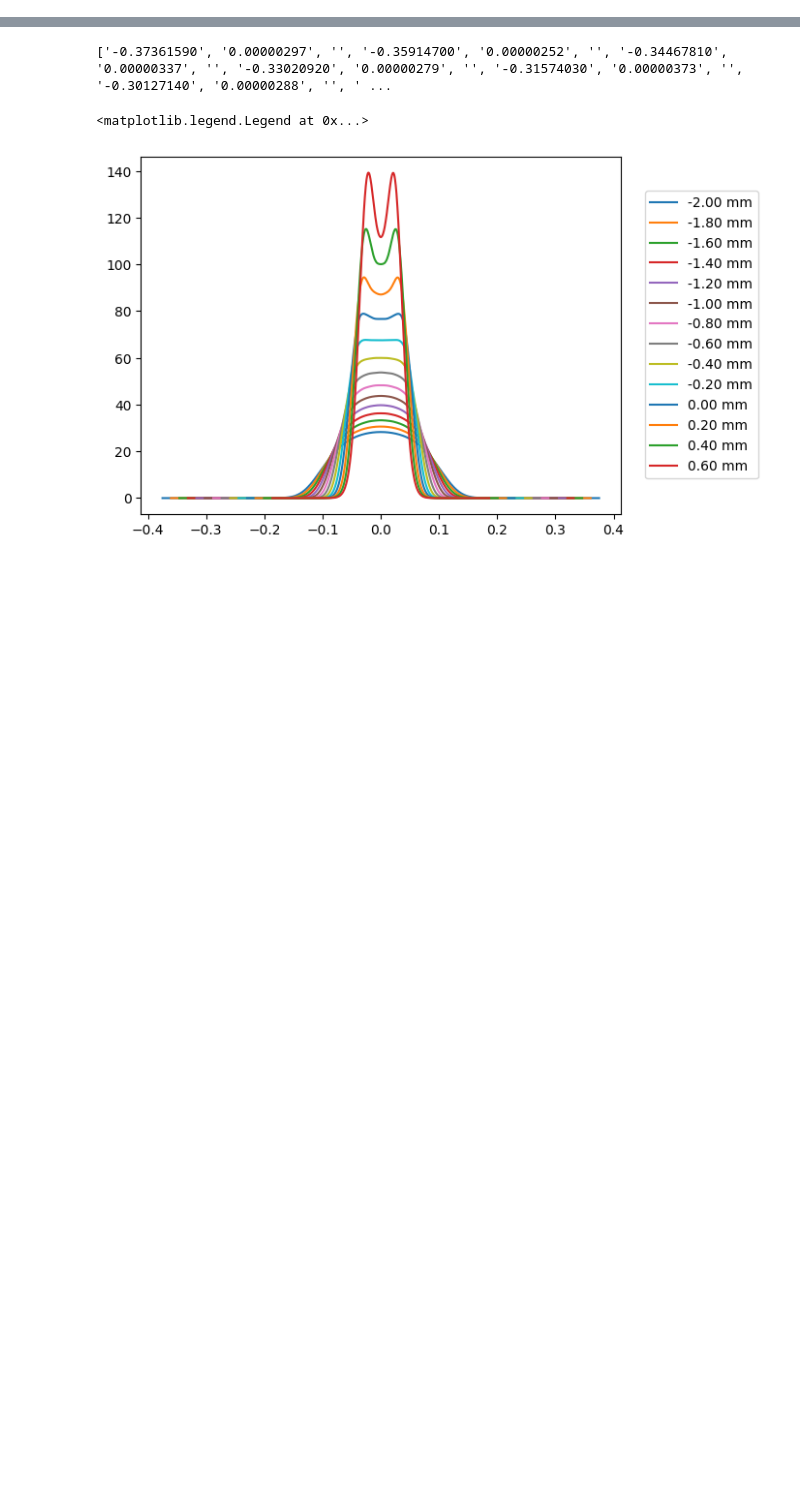
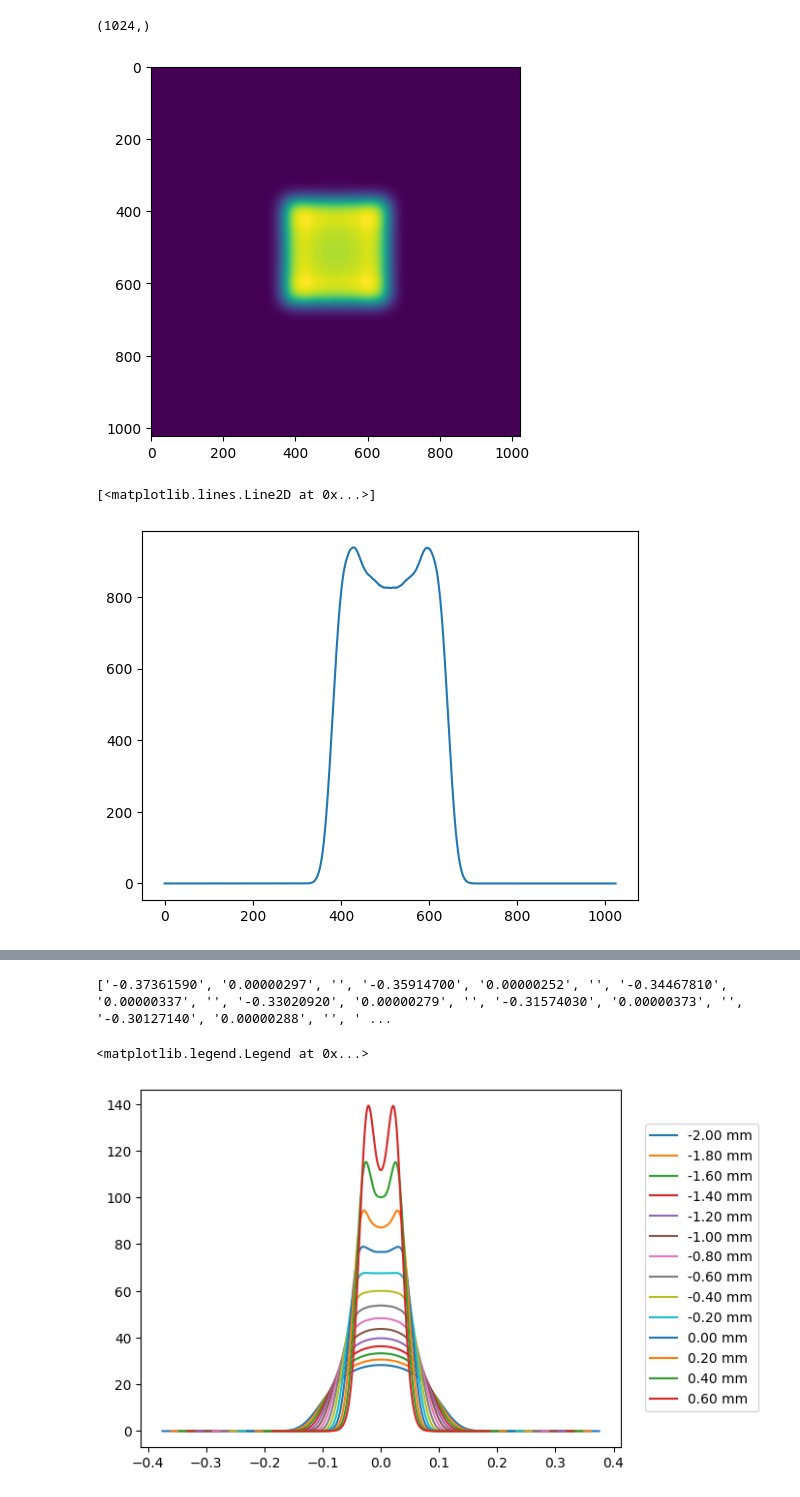
Before and after one commit to prestonhuft/amo-calcs, a Jupyter notebook: holo_or_zemax.ipynb, the cells around one changed output, grey strips where cells are left out. Cells and saved outputs as stored; diff of their text form; code cells hidden in the pictures; blank space fills up the shorter version.

Commit message:
diagonal of Vadim's data

```diff
--- a/holo_or_zemax.ipynb
+++ b/holo_or_zemax.ipynb
@@ -8,0 +31,27 @@ import csv
+# %%
+print_data_header = True
+
+rows = []
+xwidths = []
+ywidths = []
+with open(os.path.join('data','DOE_TH464_nearfocus_0um.csv')) as f: # data from Vadim
+    reader = csv.reader(f)
+    for i, row in enumerate(reader):
+        if print_data_header and i < 16:
+            print(row[0])
+
+            matches = re.findall(r'X Width = ([-+]?\d*\.\d+E[-+]?\d+)|Y Height = ([-+]?\d*\.\d+E[-+]?\d+)', row[0])
+
+            # Flatten the list and remove None values
+            if len(matches) == 2:
+                xwidth,ywidth = [m for group in matches for m in group if m]
+                xwidths.append(float(xwidth))
+                ywidths.append(float(ywidth))
+
+        else:
+            try:
+                row = [float(r) for r in row if r != '']
+                rows.append(row)
+            except ValueError as e:
+                print(e)
+                raise
@@ -8,0 +74,18 @@ import csv
+# %%
+xy_intensity = np.array(rows)
+diag_slice = np.diag(xy_intensity)
+# %%
+diag_slice.shape
+# %% [output]
+(1024,)
+# %%
+fig, ax = plt.subplots()
+ax.imshow(xy_intensity)
+plt.show()
+
+fig, ax = plt.subplots()
+ax.plot(diag_slice)
+# %% [output]
+[figure, added]
+[<matplotlib.lines.Line2D at 0x...>]
+[figure, added]
```
Also changed, not shown: parts of 11 cells of this notebook, 6 other files.
